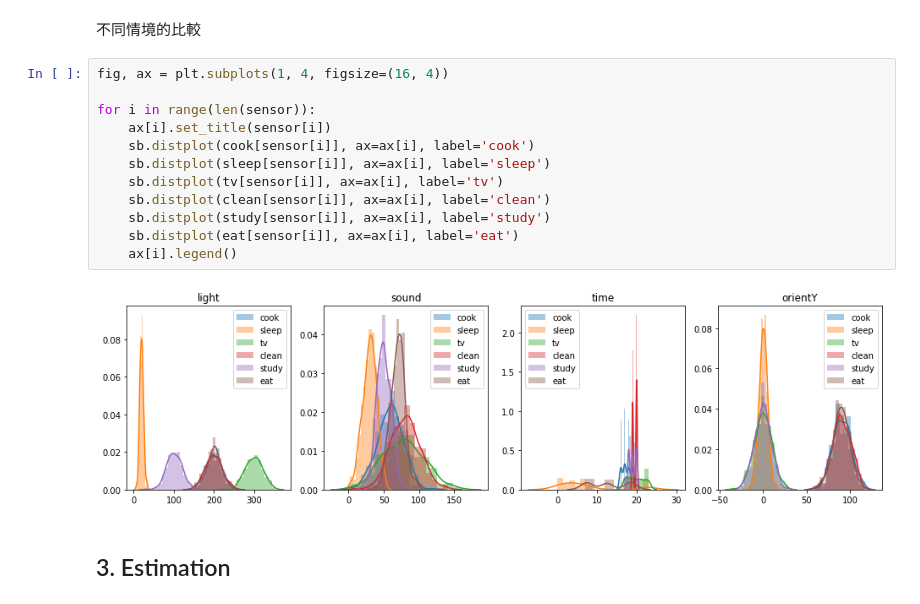
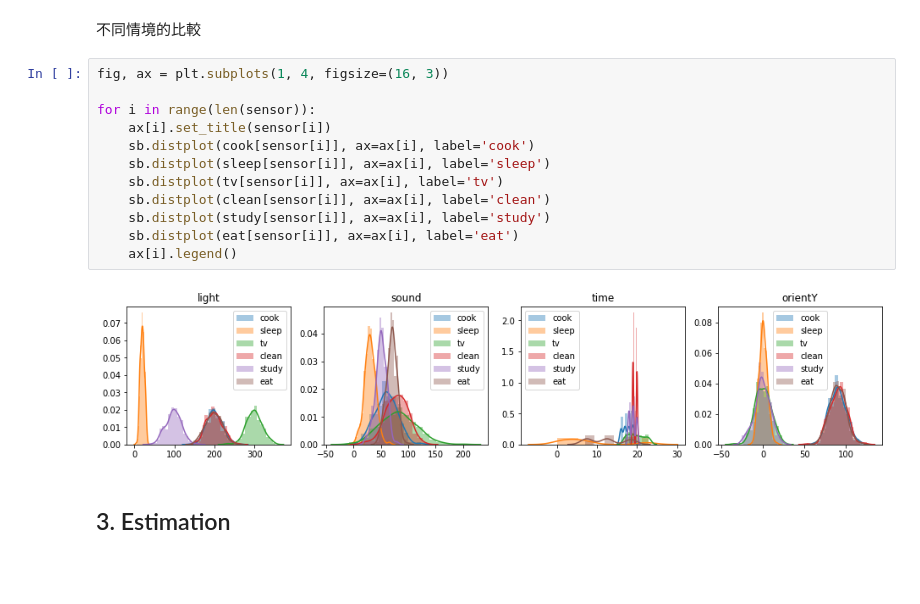
Before and after one commit to ab37695543xs/IoT_project, a Jupyter notebook: test.ipynb, the cells around one changed output. Saved outputs shown, nothing was run; the diff lists cells and outputs as text; blank space fills up the shorter version.

```diff
--- a/test.ipynb
+++ b/test.ipynb
@@ -155,19 +155,19 @@ for i in range(len(sensor)):
 # %% [markdown]
 不同情境的比較
 # %%
-fig, ax = plt.subplots(1, 4, figsize=(16, 4))
+fig, ax = plt.subplots(1, 4, figsize=(16, 3))
 
 for i in range(len(sensor)):
     ax[i].set_title(sensor[i])
     sb.distplot(cook[sensor[i]], ax=ax[i], label='cook')
     sb.distplot(sleep[sensor[i]], ax=ax[i], label='sleep')
     sb.distplot(tv[sensor[i]], ax=ax[i], label='tv')
     sb.distplot(clean[sensor[i]], ax=ax[i], label='clean')
     sb.distplot(study[sensor[i]], ax=ax[i], label='study')
     sb.distplot(eat[sensor[i]], ax=ax[i], label='eat')
     ax[i].legend()
 # %% [output]
-[figure, old version]
+[figure, new version]
 # %% [markdown]
 ## 3. Estimation
 # %% [markdown]
```
Also changed, not shown: parts of 53 cells of this notebook, 1 other file.
